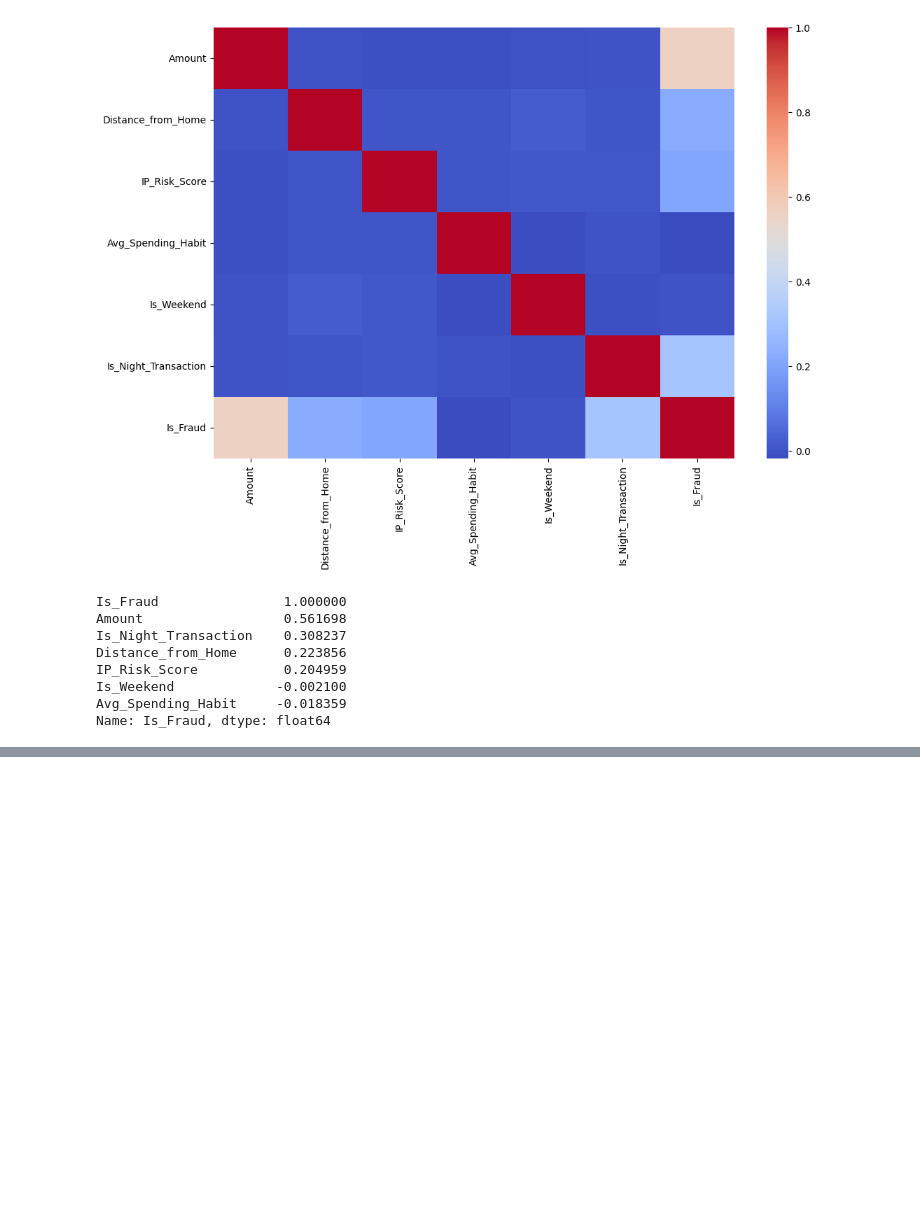
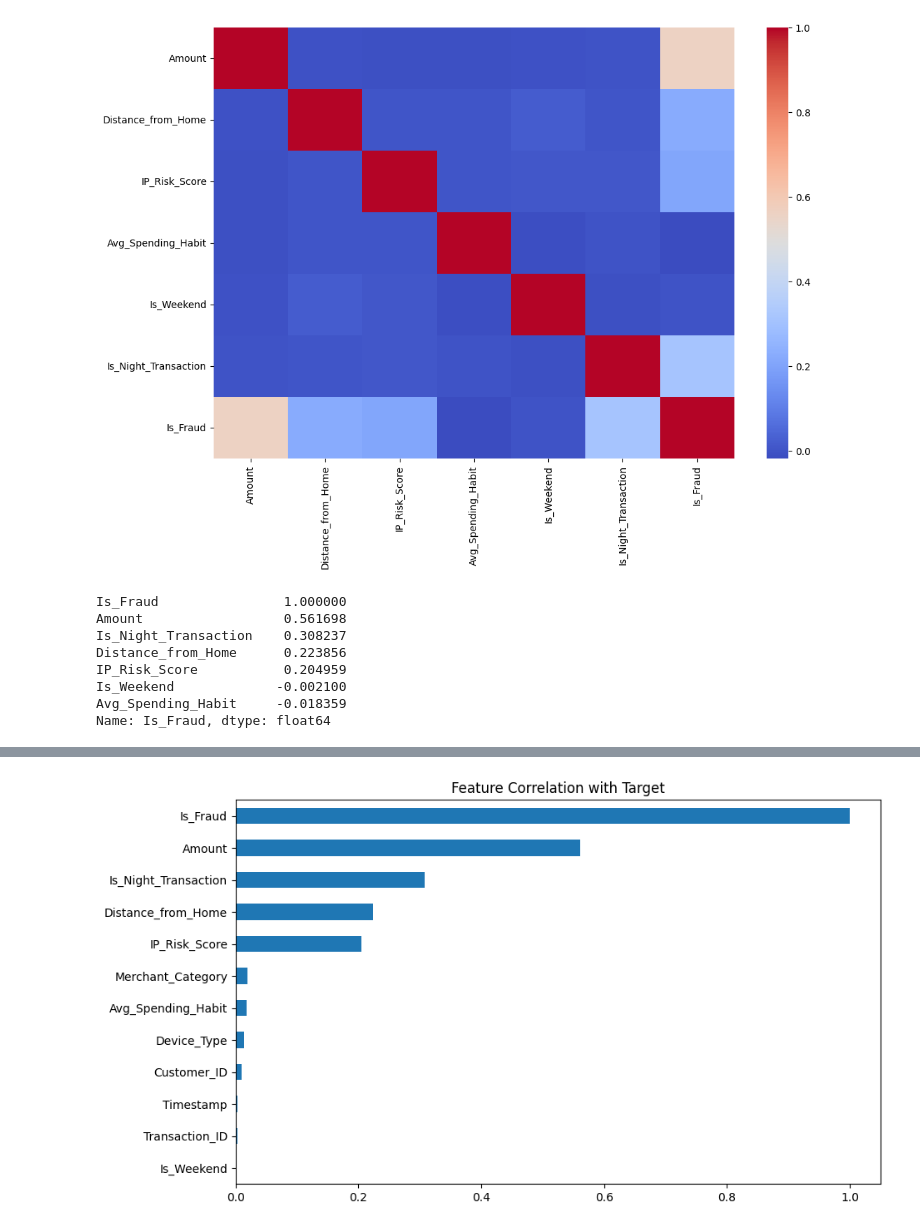
Before and after one commit to afllaabdi/finance-fraud-detection-analysis, a Jupyter notebook: notebook/finance_fraud_analysis.ipynb, the cells around one changed output, grey strips where cells are left out. Drawn from its saved outputs; the diff is of its cells as text; code cells hidden in the pictures; blank space fills up the shorter version.

Commit message:
preprocessing

```diff
--- a/notebook/finance_fraud_analysis.ipynb
+++ b/notebook/finance_fraud_analysis.ipynb
@@ -183,0 +206,9 @@ Name: Is_Fraud, dtype: float64
+# %%
+from sklearn.preprocessing import LabelEncoder
+
+le = LabelEncoder()
+
+for col in categorical_cols:
+    df[col] = le.fit_transform(df[col])
+# %%
+target = 'Is_Fraud'
@@ -183,0 +219,8 @@ Name: Is_Fraud, dtype: float64
+# %%
+corr = df.corr(numeric_only=True)
+# %%
+corr_target = corr[target].abs()
+
+corr_target.sort_values(
+    ascending=False
+)
@@ -183,0 +241,15 @@ Name: Is_Fraud, dtype: float64
+# %%
+import matplotlib.pyplot as plt
+
+corr_target.sort_values().plot(
+    kind='barh',
+    figsize=(10,6)
+)
+
+plt.title(
+    "Feature Correlation with Target"
+)
+
+plt.show()
+# %% [output]
+[figure, added]
```
Also changed, not shown: parts of 12 cells of this notebook, 1 other file.
